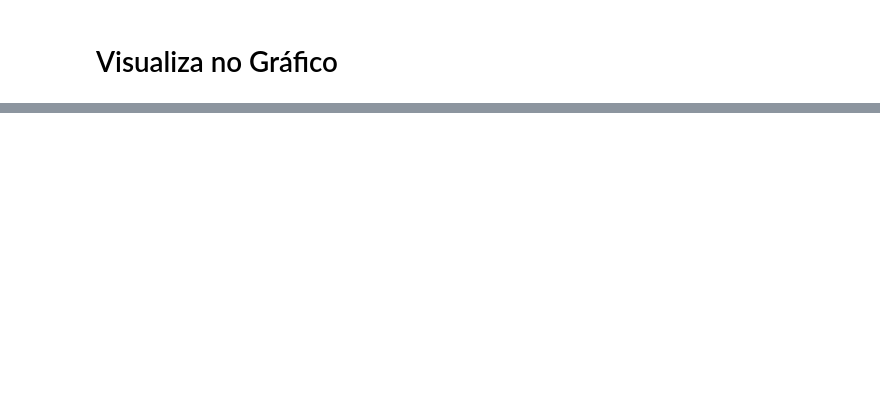
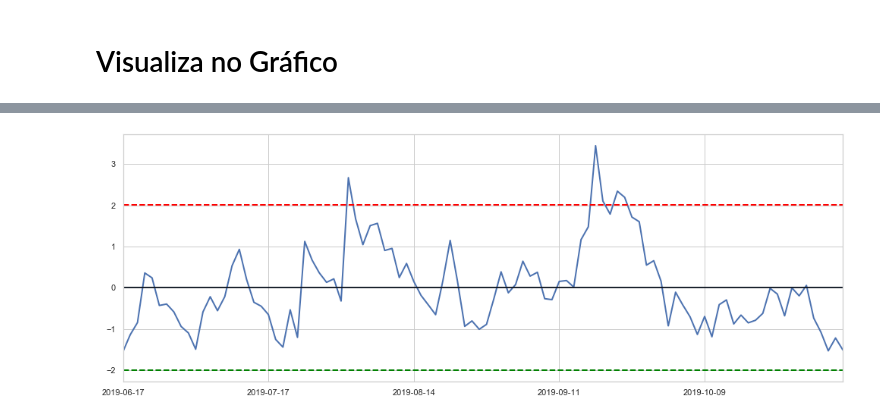
Before and after one commit to andreolvgomes/long-short-by-cointegration, a Jupyter notebook: BackTest.ipynb, the cells around one changed output, grey strips where cells are left out. Saved outputs shown, nothing was run; the diff lists cells and outputs as text; code cells hidden in the pictures; blank space fills up the shorter version.

```diff
--- a/BackTest.ipynb
+++ b/BackTest.ipynb
@@ -422,0 +413,6 @@ lot_short_cash_neutral(price_long, price_short, lot_long)
+# %%
+#'2019-10-02'
+here = data[data.index <= '2019-11-05']
+mult.plot_residue(mult.residue(here[y_symbol], here[x_symbol], period, coef))
+# %% [output]
+[figure, added]
```
Also changed, not shown: parts of 14 cells of this notebook, 3 other files.
